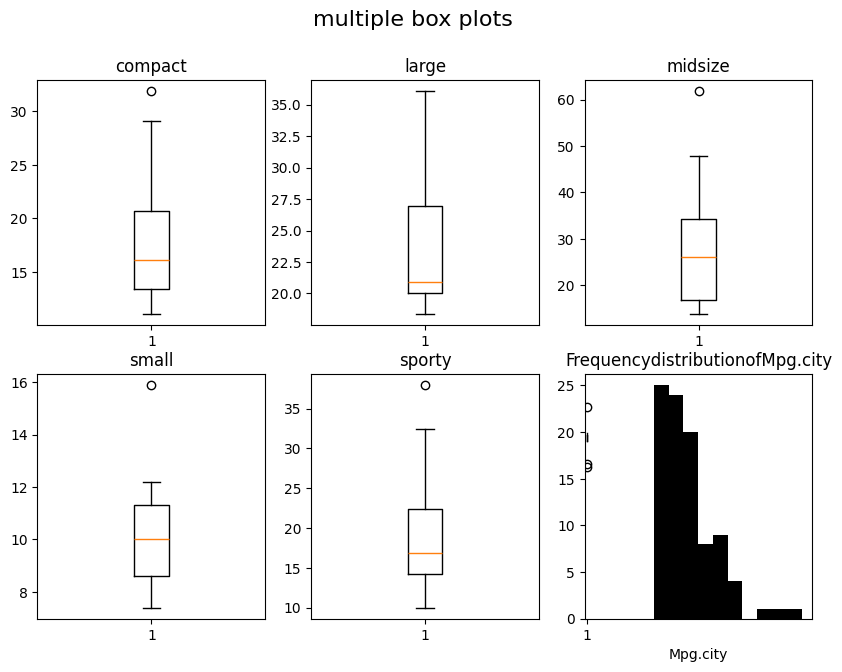
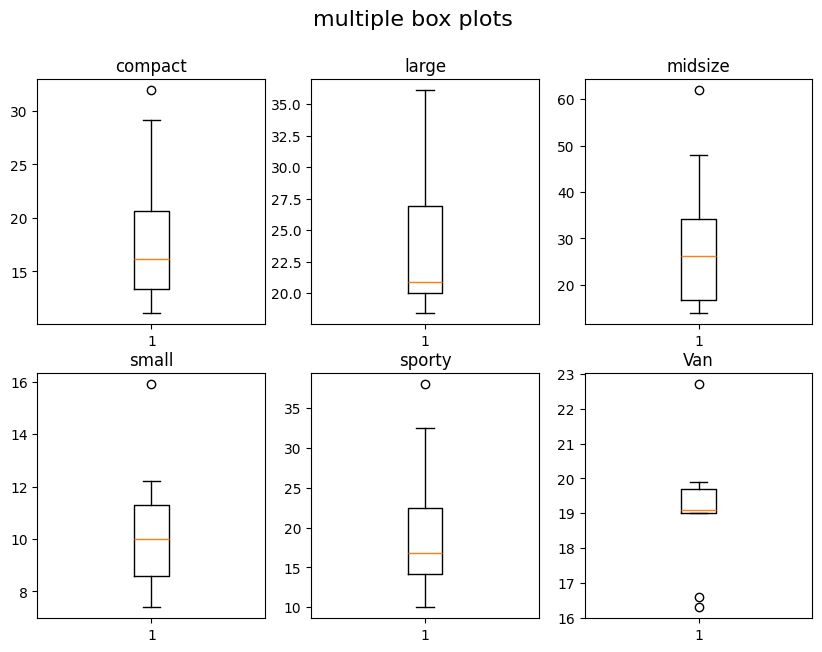
The notebook cell's code change between the first figure and the second:
--- before
+++ after
@@ -31,10 +31,10 @@
 print('Q3:',q3)
 print('MaximuValue:',max_value)
-plt.hist(cars_df['MPG.city'],color='black')
-plt.xlabel('Mpg.city')
-plt.title('FrequencydistributionofMpg.city')
-plt.show()
 ax=cars_df.plot(["Weight"],["MPG.city"],kind="scatter",color="black")
 ax.set_xlabel("Weight")
 ax.set_ylabel("MPG.city")
 ax.set_title("WeightvsMPG.city",fontsize=16)
+plt.xlabel('Enginsize')
+plt.ylabel('Horsepower')
+plt.title('LinecharttoobservetheVariationsi"Enginesize"agains"horsepower"')
+plt.show()

Commit: Created using Colab